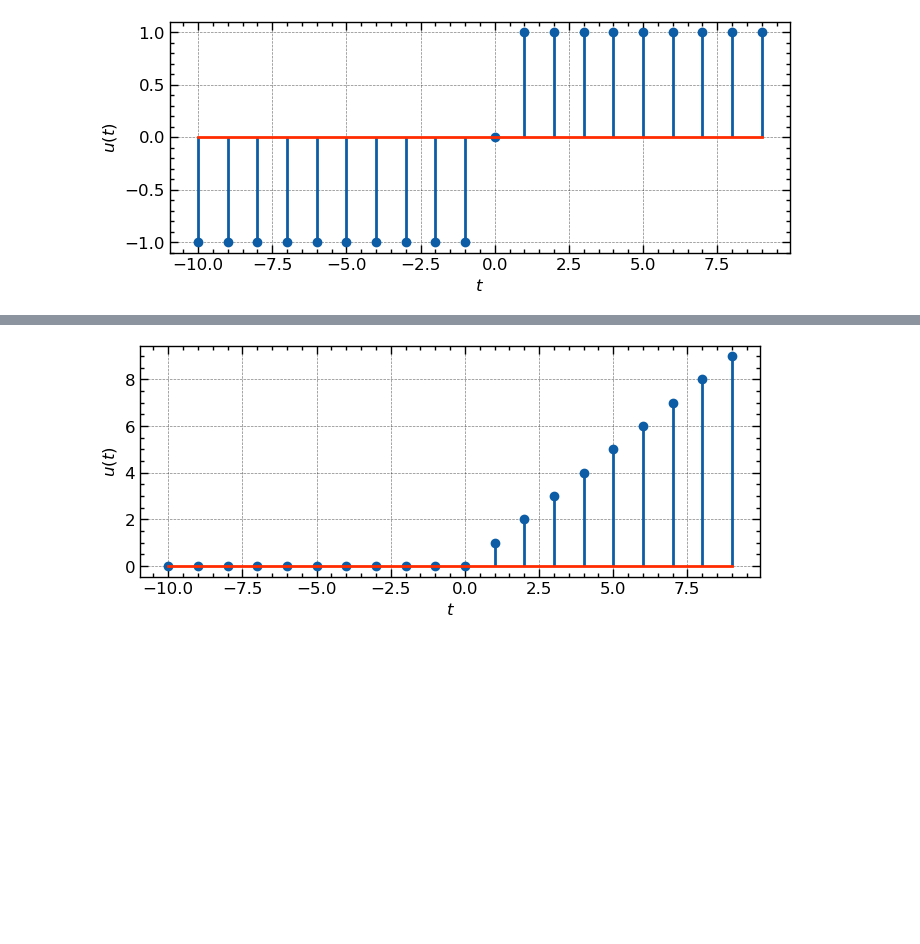
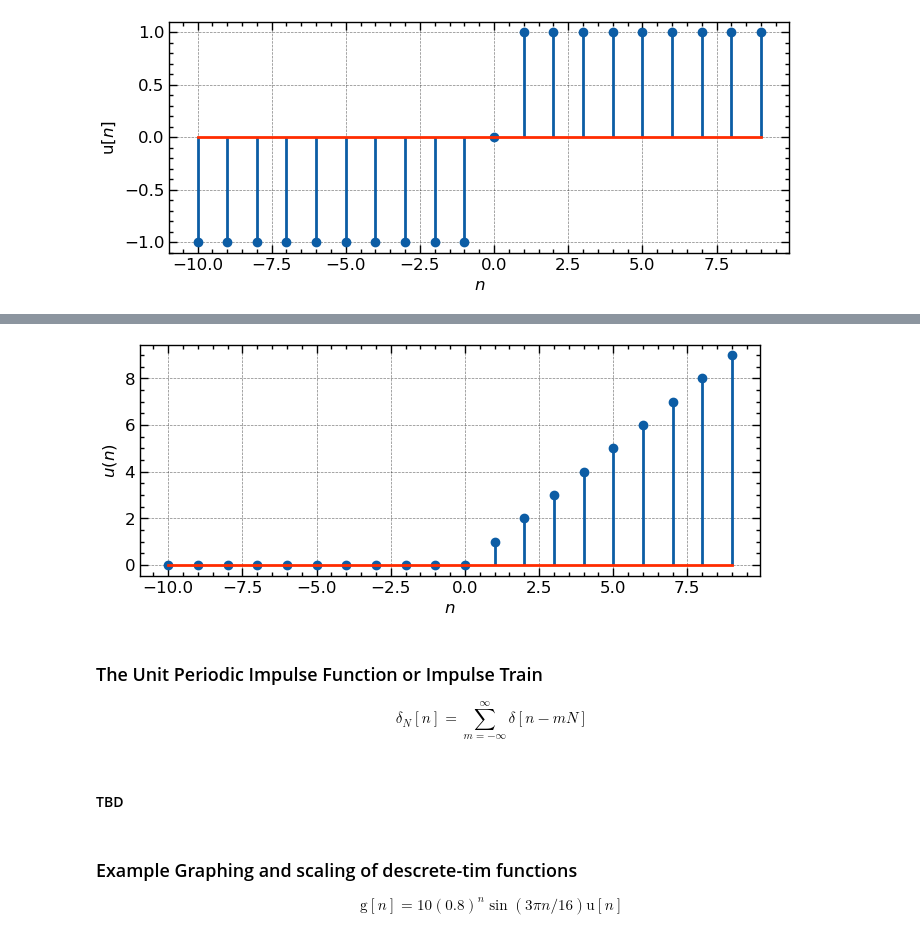
Before and after one commit to mshong/signals_systems, a Jupyter notebook: 02_Descrete Signals.ipynb, the cells around one changed output, grey strips where cells are left out. Drawn from its saved outputs; the diff is of its cells as text; code cells hidden in the pictures; blank space fills up the shorter version.

Commit message:
release 2. descrete signal

```diff
--- a/02_Descrete Signals.ipynb
+++ b/02_Descrete Signals.ipynb
@@ -64,9 +103,21 @@ x = rampD(n)
 # %%
 plt.figure(figsize=(8,3))
 plt.stem(n, x)
-plt.xlabel('$t$', fontsize=12)
-plt.ylabel('$u(t)$', fontsize=12)
+plt.xlabel('$n$', fontsize=12)
+plt.ylabel('$u(n)$', fontsize=12)
 plt.tick_params(axis='both', which='major', labelsize=12)
 plt.show()
 # %% [output]
-[figure, old version]
+[figure, new version]
+# %% [markdown]
+### The Unit Periodic Impulse Function or Impulse Train
+$$
+\delta_N[n] = \sum_{m=-\infty}^\infty \delta[n-mN]
+$$
+# %% [markdown]
+#### TBD
+# %% [markdown]
+### Example Graphing and scaling of descrete-tim functions
+$$
+\mathrm g [n] = 10(0.8)^n  \sin (3 \pi n/16) \mathrm u[n]
+$$
```
Also changed, not shown: parts of 13 cells of this notebook.
